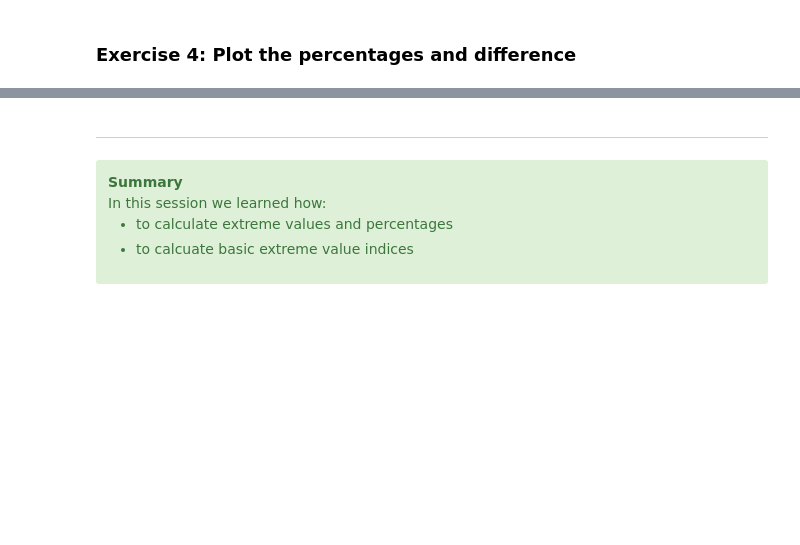
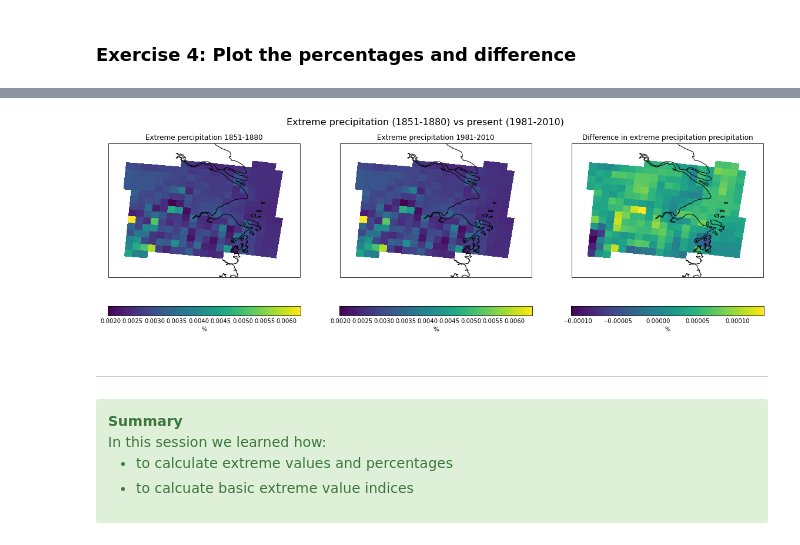
Before and after one commit to MetOffice/PyPRECIS, a Jupyter notebook: notebooks/CSSP_20CRDS_Tutorials/solution_tutorial_4_advance_analysis.ipynb, the cells around one changed output, grey strips where cells are left out. Saved outputs shown, nothing was run; the diff lists cells and outputs as text; code cells hidden in the pictures; blank space fills up the shorter version.

```diff
--- a/notebooks/CSSP_20CRDS_Tutorials/solution_tutorial_4_advance_analysis.ipynb
+++ b/notebooks/CSSP_20CRDS_Tutorials/solution_tutorial_4_advance_analysis.ipynb
@@ -650,3 +655,11 @@ past_precip_shanghai_pc95 = add_bounds(past_precip_shanghai_pc95,['grid_latitude
 # %% [output]
 grid_latitude bounds added
 grid_longitude bounds added
+# %%
+# Total number of days of the rainfall on days when the precip > 95th percentile
+
+masked_cube = past_precip_shanghai.copy()
+masked_cube.data = np.ma.masked_less(past_precip_shanghai.data, past_precip_shanghai_pc95.data)
+
+# Now calculating the total sum to extreme rainfall
+total_extreme_days = masked_cube.collapsed(['time'], iris.analysis.SUM)
@@ -677,3 +711,19 @@ plt.show()
+# %%
+# and finally plot the historic, recent and extreme precipitation difference plots next to each other
+fig = plt.figure(figsize=(20, 6))
+fig.suptitle('Extreme precipitation (1851-1880) vs present (1981-2010)', fontsize=16)
+ax1 = fig.add_subplot(1, 3, 1, projection=ccrs.PlateCarree())
+qplt.pcolormesh(extreme_past_days_pct)
+ax1.coastlines()
+ax1 = fig.add_subplot(1, 3, 2, projection=ccrs.PlateCarree())
+qplt.pcolormesh(extreme_present_days_pct)
+ax1.coastlines()
+ax1 = fig.add_subplot(1, 3, 3, projection=ccrs.PlateCarree())
+qplt.pcolormesh(extreme_days_difference)
+ax1.coastlines()
+plt.show()
+# %% [output]
+[figure, added]
 # %% [markdown]
 ___
 # %% [markdown]
```
Also changed, not shown: parts of 10 cells of this notebook.
